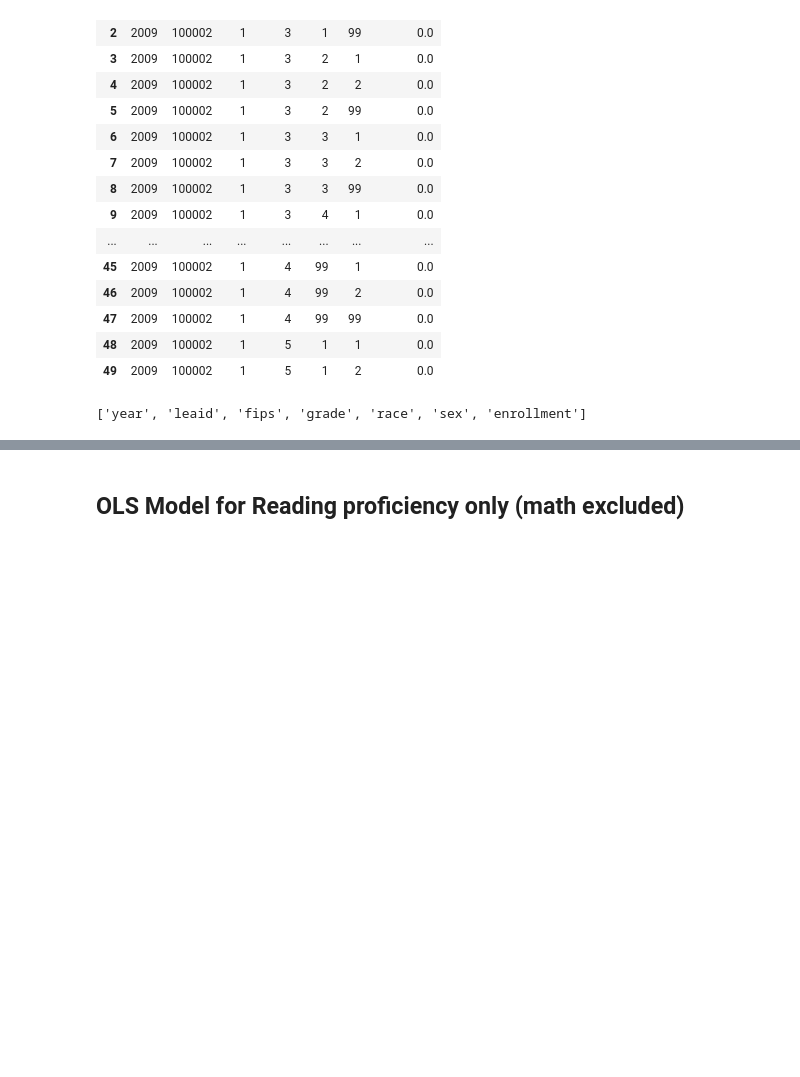
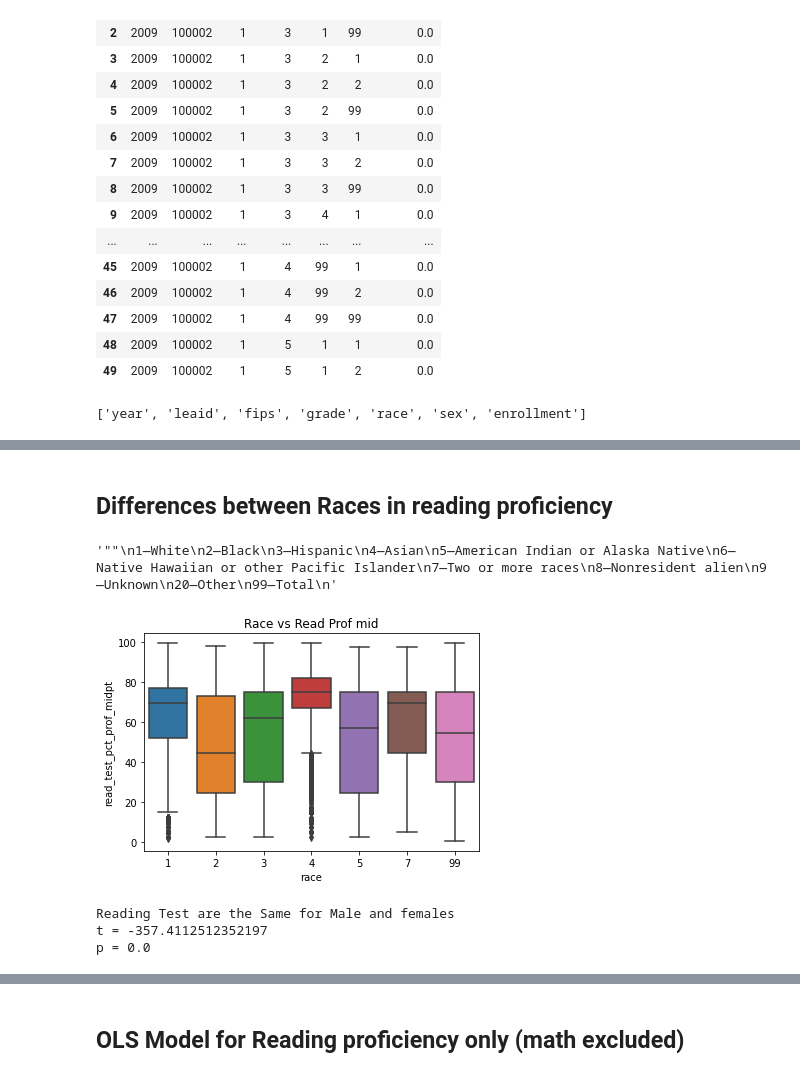
Before and after one commit to Data-Science-for-Education/educationdata, a Jupyter notebook: Education_Data_Models v2.ipynb, the cells around one changed output, grey strips where cells are left out. Cells and saved outputs as stored; diff of their text form; code cells hidden in the pictures; blank space fills up the shorter version.

```diff
--- a/Education_Data_Models v2.ipynb
+++ b/Education_Data_Models v2.ipynb
@@ -205,0 +250,38 @@ import statsmodels.formula.api as smf
+# %% [markdown]
+## Differences between Races in reading proficiency
+# %%
+sns.boxplot(x='race', y = 'read_test_pct_prof_midpt', data = grade_12_df)
+plt.title("Race vs Read Prof mid");
+"""""
+1—White
+2—Black
+3—Hispanic
+4—Asian
+5—American Indian or Alaska Native
+6—Native Hawaiian or other Pacific Islander
+7—Two or more races
+8—Nonresident alien
+9—Unknown
+20—Other
+99—Total
+"""""
+# %% [output]
+'""\n1—White\n2—Black\n3—Hispanic\n4—Asian\n5—American Indian or Alaska Native\n6—Native Hawaiian or other Pacific Islander\n7—Two or more races\n8—Nonresident alien\n9—Unknown\n20—Other\n99—Total\n'
+[figure, added]
+# %%
+# T-test Male and females
+
+#https://www.statisticshowto.datasciencecentral.com/probability-and-statistics/t-test/
+from   scipy import stats
+
+## A simple t test for difference of means
+t2, p2 = stats.ttest_ind(cleaned_df.loc[cleaned_df['sex'] == 1, 'read_test_pct_prof_midpt']
+                         ,cleaned_df.loc[cleaned_df['sex'] == 2, 'read_test_pct_prof_midpt'])
+
+print("Reading Test are the Same for Male and females")
+print("t = " + str(t2))
+print("p = " + str(p2))
+# %% [output]
+Reading Test are the Same for Male and females
+t = -357.4112512352197
+p = 0.0
```
Also changed, not shown: parts of 48 cells of this notebook.
